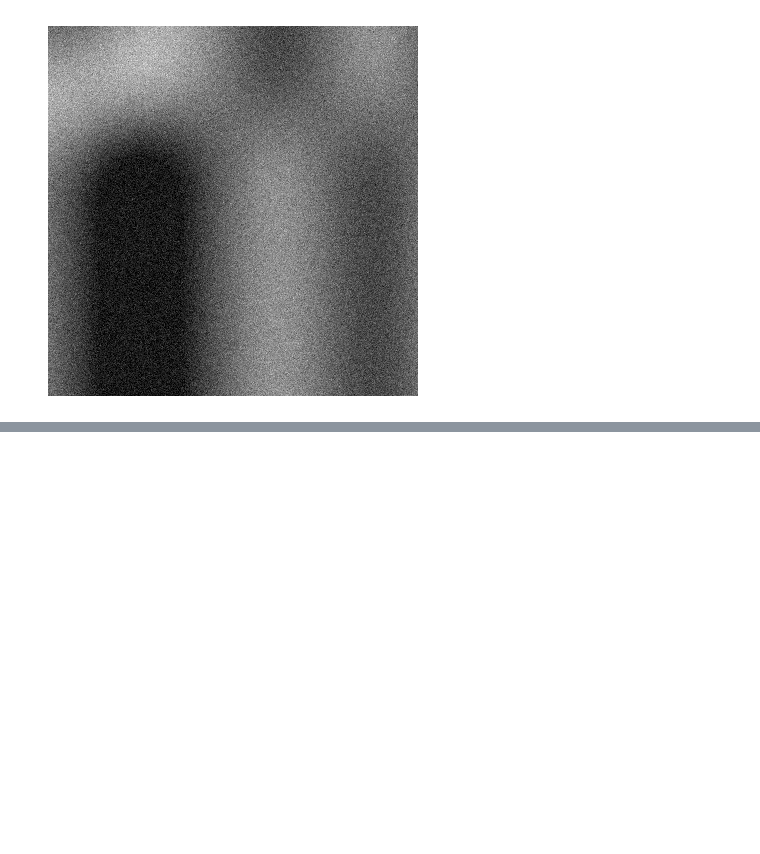
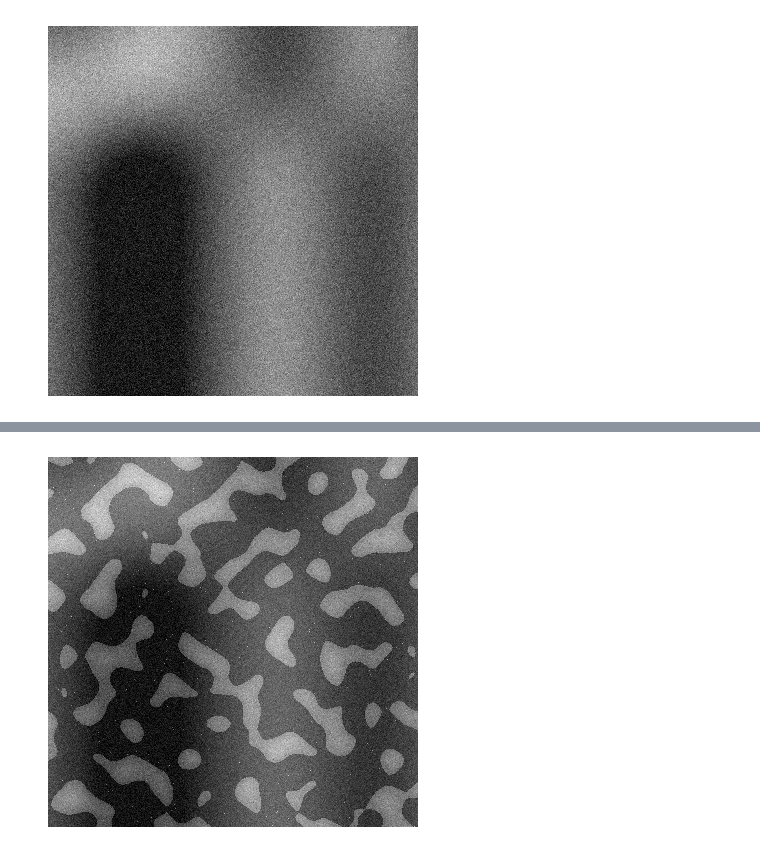
Before and after one commit to nzelenyy/space-hackathon-2025, a Jupyter notebook: Problem_3/1.ipynb, the cells around one changed output, grey strips where cells are left out. Saved outputs shown, nothing was run; the diff lists cells and outputs as text; code cells hidden in the pictures; blank space fills up the shorter version.

```diff
--- a/Problem_3/1.ipynb
+++ b/Problem_3/1.ipynb
@@ -52,2 +50,5 @@ show_image(a)
 # %%
-save_image_to_file(a)
+a = generate_deffected_pixels(film_images_orig[0]+im1+im2)
+show_image(a)
+# %% [output]
+[figure, added]
```
Also changed, not shown: parts of 2 cells of this notebook, 3 other files.
